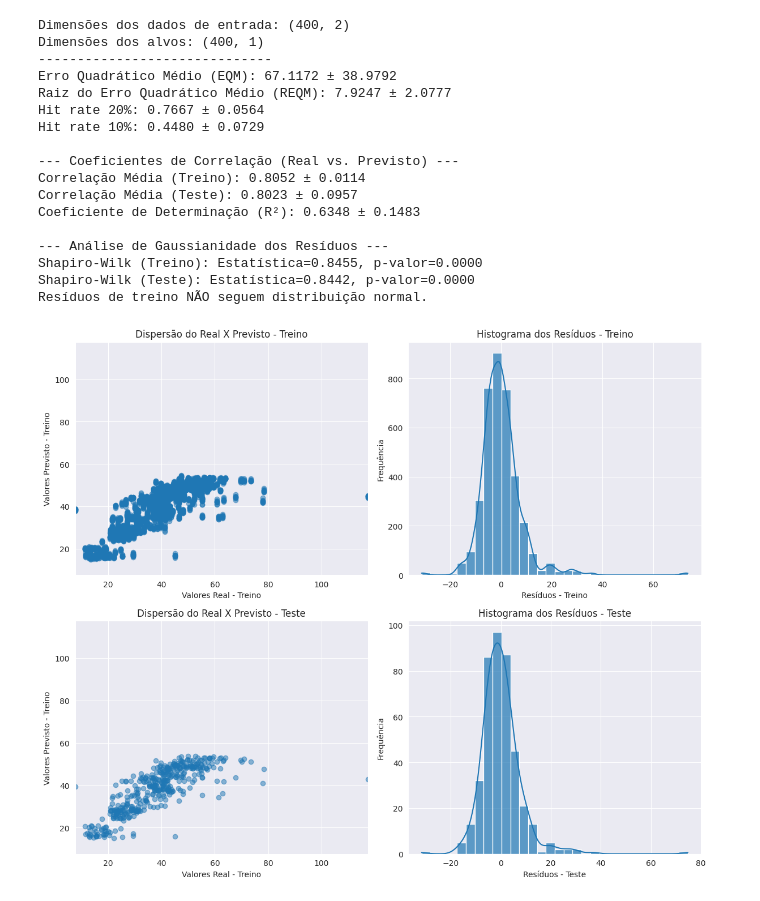
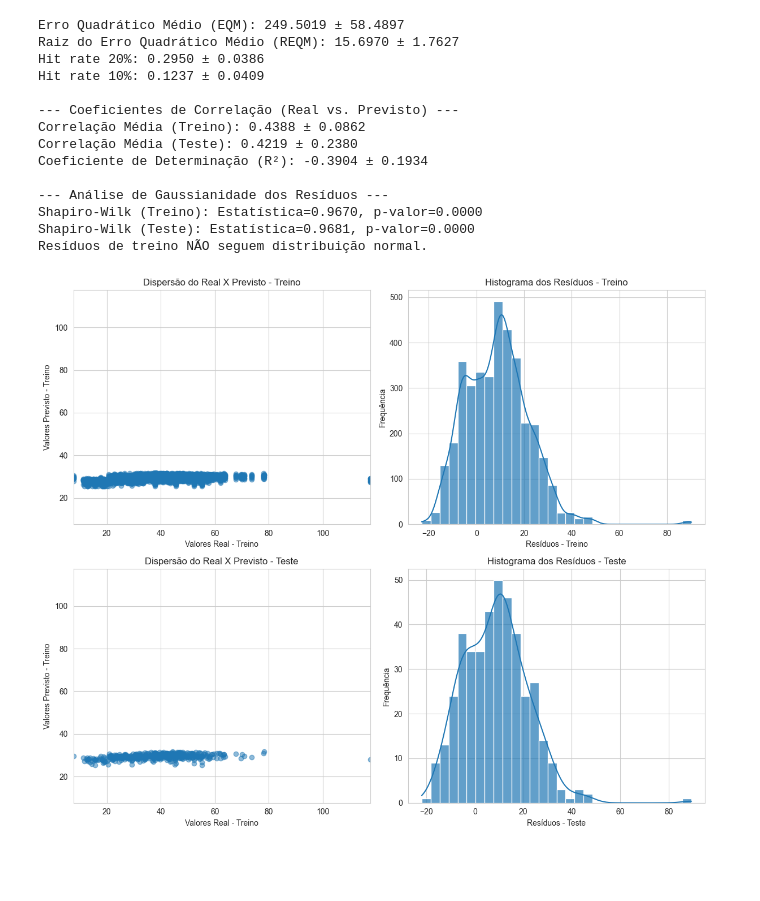
Before and after one commit to LucasJLBraz/Trabalhos_IC_Aplicada, a Jupyter notebook: notebooks/TC1/2.03-ljlb-regressao-MLP_H1.ipynb, the cells around one changed output. Drawn from its saved outputs; the diff is of its cells as text; code cells hidden in the pictures; blank space fills up the shorter version.

```diff
--- a/notebooks/TC1/2.03-ljlb-regressao-MLP_H1.ipynb
+++ b/notebooks/TC1/2.03-ljlb-regressao-MLP_H1.ipynb
@@ -129,8 +127,8 @@ def prever_mlp_regressao(X_test, W, M):
     return np.array(predictions).flatten()
 
 # PARÂMETROS
-N_HIDDEN_NEURONS = 20
-LEARNING_RATE = 0.0001 # Taxas de aprendizado menores são comuns em regressão
+N_HIDDEN_NEURONS = 10
+LEARNING_RATE = 0.00001 # Taxas de aprendizado menores são comuns em regressão
 EPOCHS = 50
 
 # CARREGAMENTO DOS DADOS (Exemplo: Dataset de Imóveis)
@@ -156,9 +154,9 @@ EPOCHS = 50
 # # Garante que 'alvos' seja um vetor coluna
 # y_treino = alvos.reshape(-1, 1)
 
-print(f"Dimensões dos dados de entrada: {X_treino.shape}")
-print(f"Dimensões dos alvos: {y_treino.shape}")
-print("-" * 30)
+# print(f"Dimensões dos dados de entrada: {X_treino.shape}")
+# print(f"Dimensões dos alvos: {y_treino.shape}")
+# print("-" * 30)
 
 # Listas para métricas
 eqms_iqr = []
@@ -229,46 +227,43 @@ for k in range(len(k_fold)):
     reqms_iqr.append(reqm)
     r_quadrados_iqr.append(r2)
     hit_rates_20_iqr.append(hit20)
     hit_rates_10_iqr.append(hit10)
 
 # Converter para array
 y_trains = np.array(y_trains)
 y_train_preds = np.array(y_train_preds)
 y_tests = np.array(y_tests)
 y_test_preds = np.array(y_test_preds)
 
 # Imprimir métricas
 aux.imprimir_metricas(eqms_iqr, reqms_iqr, r_quadrados_iqr, hit_rates_20_iqr, hit_rates_10_iqr)
 
 # Correlações
 aux.imprimir_correlacoes(correlacoes_treino, correlacoes_teste, r_quadrados_iqr)
 
 # Análise dos resíduos + gráfico + shapiro
 aux.analisar_residuos(
     y_trains, y_train_preds,
     y_tests, y_test_preds,
     aux,
     titulo='Regressão MLP (MLP Regression 1H)'
 )
 # %% [output]
-Dimensões dos dados de entrada: (400, 2)
-Dimensões dos alvos: (400, 1)
-------------------------------
-Erro Quadrático Médio (EQM): 67.1172 ± 38.9792
-Raiz do Erro Quadrático Médio (REQM): 7.9247 ± 2.0777
-Hit rate 20%: 0.7667 ± 0.0564
-Hit rate 10%: 0.4480 ± 0.0729
+Erro Quadrático Médio (EQM): 249.5019 ± 58.4897
+Raiz do Erro Quadrático Médio (REQM): 15.6970 ± 1.7627
+Hit rate 20%: 0.2950 ± 0.0386
+Hit rate 10%: 0.1237 ± 0.0409
 
 --- Coeficientes de Correlação (Real vs. Previsto) ---
-Correlação Média (Treino): 0.8052 ± 0.0114
-Correlação Média (Teste): 0.8023 ± 0.0957
-Coeficiente de Determinação (R²): 0.6348 ± 0.1483
+Correlação Média (Treino): 0.4388 ± 0.0862
+Correlação Média (Teste): 0.4219 ± 0.2380
+Coeficiente de Determinação (R²): -0.3904 ± 0.1934
 
 --- Análise de Gaussianidade dos Resíduos ---
-Shapiro-Wilk (Treino): Estatística=0.8455, p-valor=0.0000
-Shapiro-Wilk (Teste): Estatística=0.8442, p-valor=0.0000
+Shapiro-Wilk (Treino): Estatística=0.9670, p-valor=0.0000
+Shapiro-Wilk (Teste): Estatística=0.9681, p-valor=0.0000
 Resíduos de treino NÃO seguem distribuição normal.
-[figure, old version]
+[figure, new version]
 # %%
 plt.plot(np.mean(historicos_mses, axis=0))
 # %% [output]
```
Also changed, not shown: parts of 5 cells of this notebook, 1 other file.
